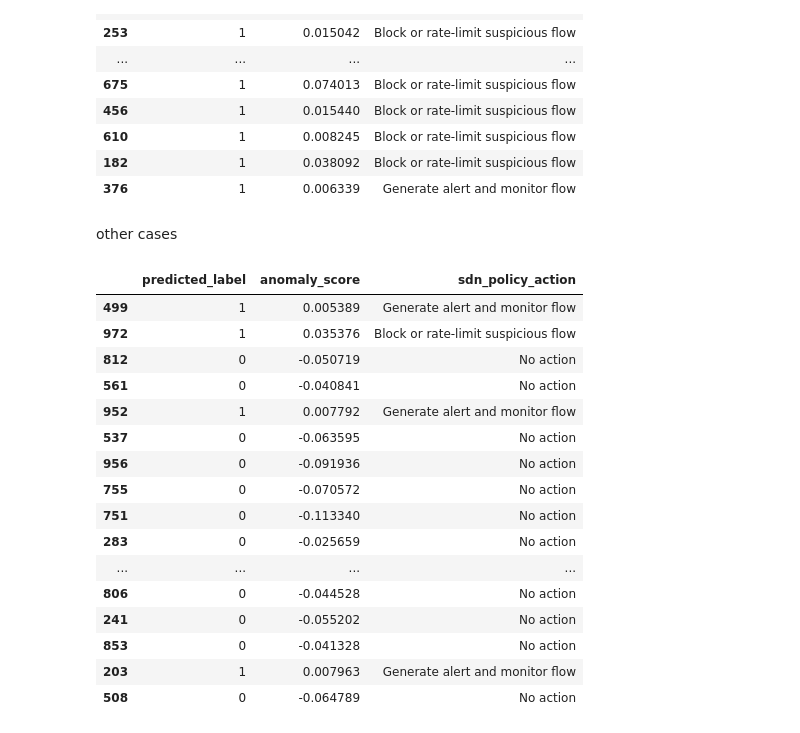
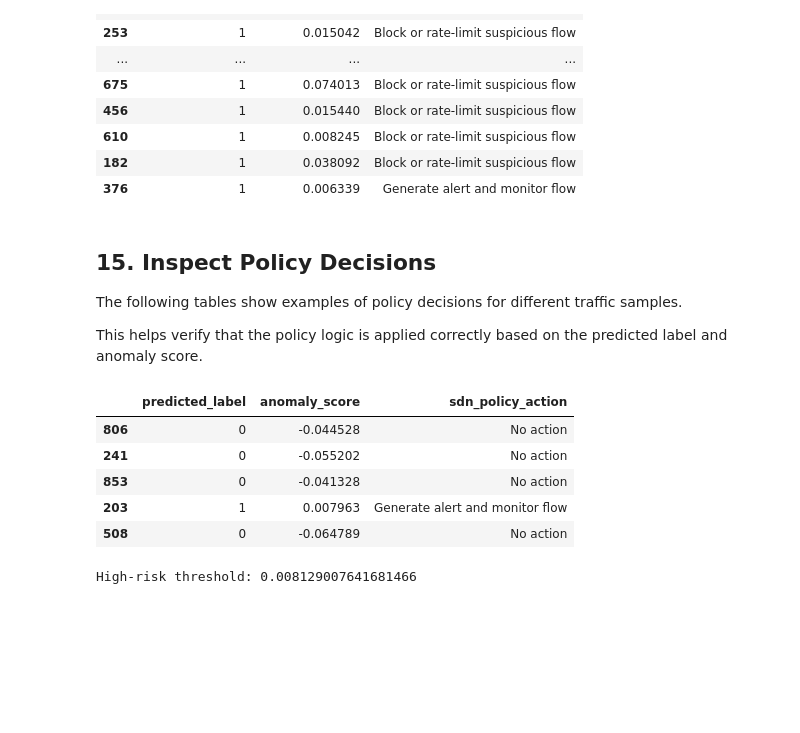
Before and after one commit to MahsaHaghnevis/Isolation_Forest, a Jupyter notebook: main.ipynb, the cells around one changed output. Cells and saved outputs as stored; diff of their text form; code cells hidden in the pictures; blank space fills up the shorter version.

```diff
--- a/main.ipynb
+++ b/main.ipynb
@@ -217,7 +314,7 @@ results_df = X_test.copy()
 
 results_df["true_label"] = y_test
 results_df["predicted_label"] = y_pred_binary
-
+results_df = results_df.reset_index(drop=True)
 results_df.head(20)
 # %% [output]
 |  | packet_rate | byte_rate | session_duration | error_rate | packet_size_avg | traffic_volume | ... |
@@ -430,25 +570,18 @@ Name: count, dtype: int64
 | 182 | 1 | 0.038092 | Block or rate-limit suspicious flow |
 | 376 | 1 | 0.006339 | Generate alert and monitor flow |
 # %% [markdown]
-other cases
+## 15. Inspect Policy Decisions
+
+The following tables show examples of policy decisions for different traffic samples.
+
+This helps verify that the policy logic is applied correctly based on the predicted label and anomaly score.
 # %%
 
 results_df[
     ["predicted_label", "anomaly_score", "sdn_policy_action"]
-].tail(20)
+].tail()
 # %% [output]
 |  | predicted_label | anomaly_score | sdn_policy_action |
-| 499 | 1 | 0.005389 | Generate alert and monitor flow |
-| 972 | 1 | 0.035376 | Block or rate-limit suspicious flow |
-| 812 | 0 | -0.050719 | No action |
-| 561 | 0 | -0.040841 | No action |
-| 952 | 1 | 0.007792 | Generate alert and monitor flow |
-| 537 | 0 | -0.063595 | No action |
-| 956 | 0 | -0.091936 | No action |
-| 755 | 0 | -0.070572 | No action |
-| 751 | 0 | -0.113340 | No action |
-| 283 | 0 | -0.025659 | No action |
-| ... | ... | ... | ... |
 | 806 | 0 | -0.044528 | No action |
 | 241 | 0 | -0.055202 | No action |
 | 853 | 0 | -0.041328 | No action |
@@ -456,0 +594,4 @@ results_df[
+# %%
+print("High-risk threshold:", high_risk_threshold)
+# %% [output]
+High-risk threshold: 0.008129007641681466
```
Also changed, not shown: parts of 29 cells of this notebook.
